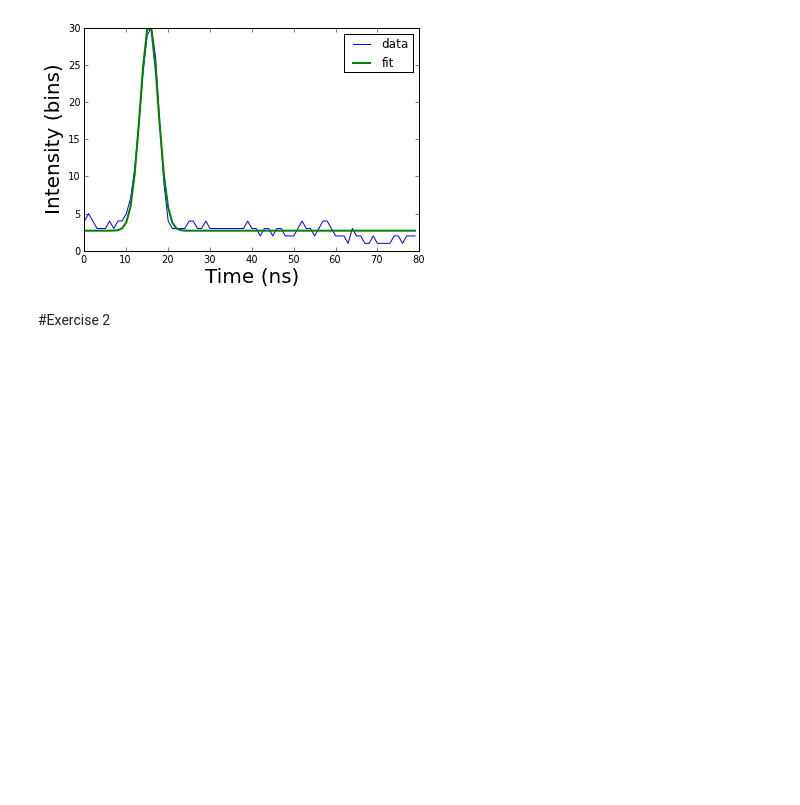
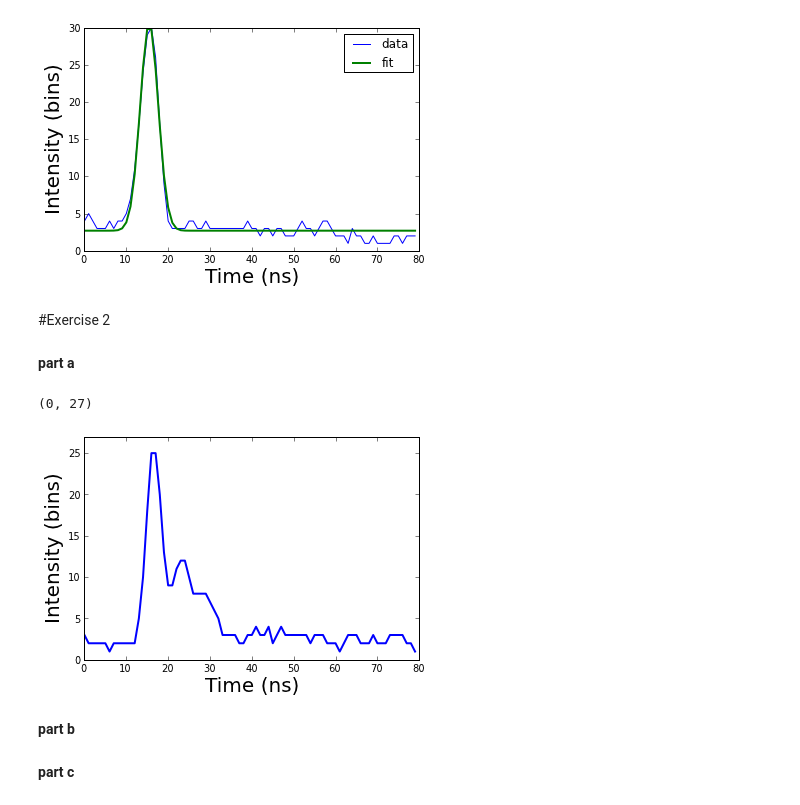
Before and after one commit to kbouch/PHYS202-S13, a Jupyter notebook: Week10/TuesdayActivities.ipynb, the cells around one changed output. Cells and saved outputs as stored; diff of their text form; code cells hidden in the pictures; blank space fills up the shorter version.

```diff
--- a/Week10/TuesdayActivities.ipynb
+++ b/Week10/TuesdayActivities.ipynb
@@ -174,3 +174,21 @@ ylabel('Intensity (bins)',fontsize = 20.)
 [figure]
 # %% [markdown]
 #Exercise 2
+# %% [markdown]
+__part a__
+# %%
+waveform_2 = np.load('waveform_2.npy')
+
+t2 = np.arange(0,len(waveform_2))
+
+ax2 = gca()
+
+ax2.plot(t2,waveform_2,'b-',linewidth=2.)
+xlabel('Time (ns)',fontsize = 20.)
+ylabel('Intensity (bins)',fontsize = 20.)
+ylim(0,27)
+# %% [output]
+(0, 27)
+[figure, added]
+# %% [markdown]
+__part b__
@@ -176,0 +198,2 @@ ylabel('Intensity (bins)',fontsize = 20.)
+# %% [markdown]
+__part c__
```
Also changed, not shown: parts of 6 cells of this notebook.
